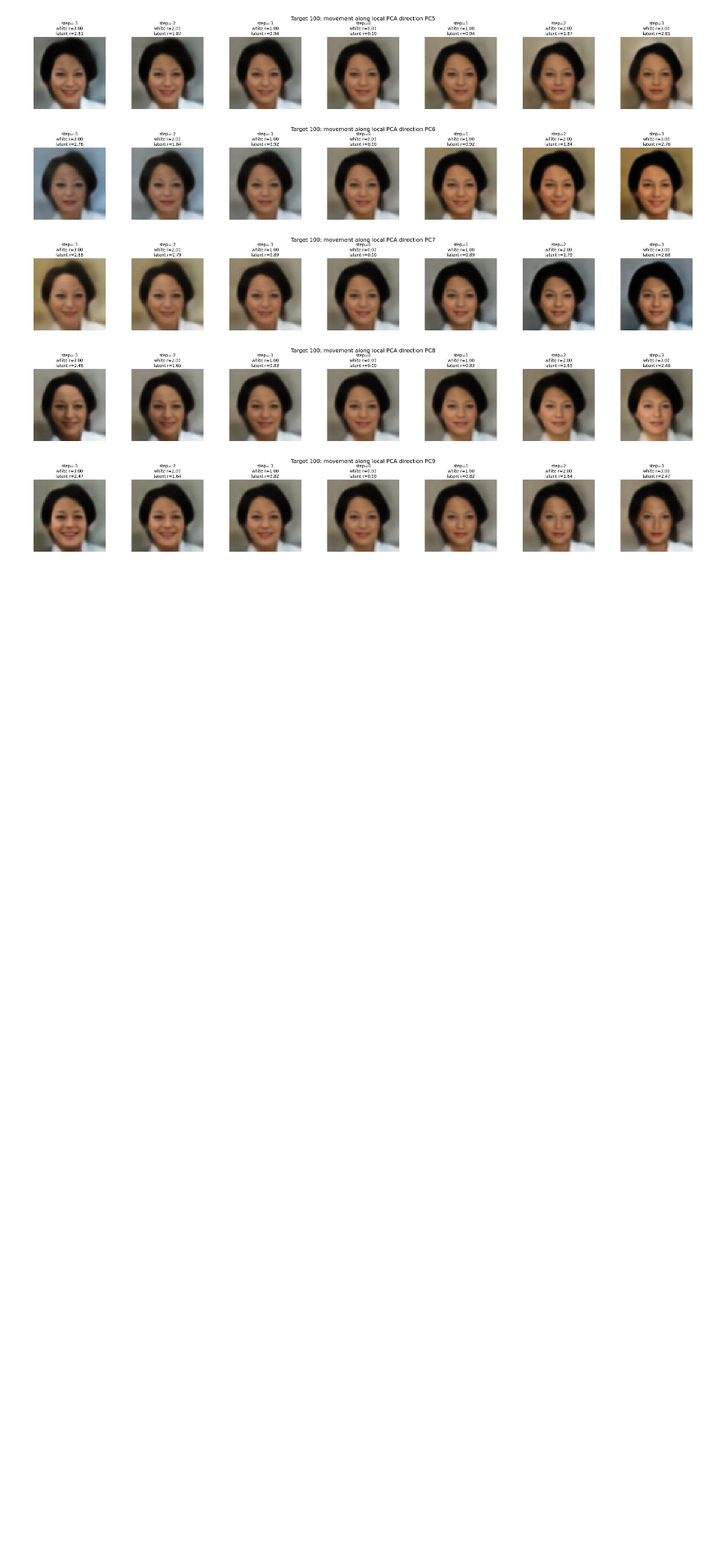
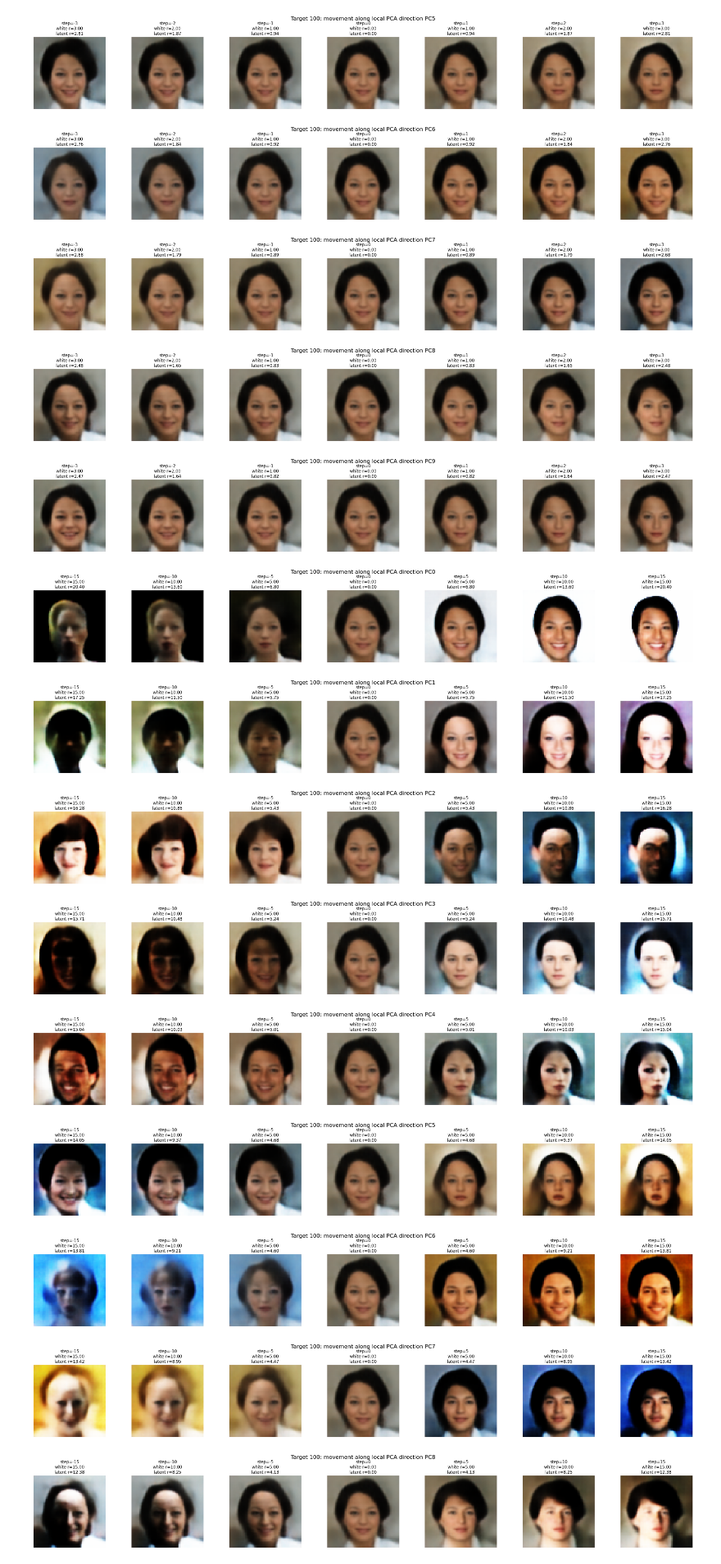
Before and after one commit to daniyaniazi/RandomizedSmothingmanifold, a Jupyter notebook: notebooks/Celeba_LatentManiSmooth_PCA_Inter.ipynb, the cells around one changed output. Shown at 82% size. Drawn from its saved outputs; the diff is of its cells as text; code cells hidden in the pictures; blank space fills up the shorter version.

Commit message:
add: strong steps changes

```diff
--- a/notebooks/Celeba_LatentManiSmooth_PCA_Inter.ipynb
+++ b/notebooks/Celeba_LatentManiSmooth_PCA_Inter.ipynb
@@ -378,3 +378,55 @@ for pc_id in pcs_to_analyze:
 [figure]
 [figure]
 [figure]
+# %%
+pcs_to_analyze = [0, 1, 2, 3, 4,5, 6, 7, 8, 9]
+steps = [-15, -10, -5, 0, 5, 10, 15]
+# %%
+for pc_id in pcs_to_analyze:
+    fig, axes = plt.subplots(1, len(steps), figsize=(4 * len(steps), 4))
+
+    for col, step in enumerate(steps):
+
+        # from target in whitened PCA coordinates
+        X_single = X_whitened.copy()
+
+        # Move only along one PCA coordinate
+        X_single[pc_id] += step
+
+        # Convert back to original latent space
+        Z_single = unwhiten_local_pca(
+            X_single,
+            mean_local_n,
+            Vt,
+            ev
+        )
+
+        # Decode image
+        img_single = decode_z_to_img(Z_single)
+
+        # Radii
+        white_radius = np.linalg.norm(X_single - X_whitened)
+        latent_radius = np.linalg.norm(Z_single - X_orig_flat)
+
+        axes[col].imshow(img_single)
+        axes[col].axis("off")
+        axes[col].set_title(
+            f"step={step}\nwhite r={white_radius:.2f}\nlatent r={latent_radius:.2f}"
+        )
+
+    fig.suptitle(
+        f"Target {target_idx}: movement along local PCA direction PC{pc_id}",
+        fontsize=16
+    )
+    plt.tight_layout()
+    plt.show()
+# %% [output]
+[figure, added]
+[figure, added]
+[figure, added]
+[figure, added]
+[figure, added]
+[figure, added]
+[figure, added]
+[figure, added]
+[figure, added]
```
Also changed, not shown: parts of 1 cell of this notebook.
